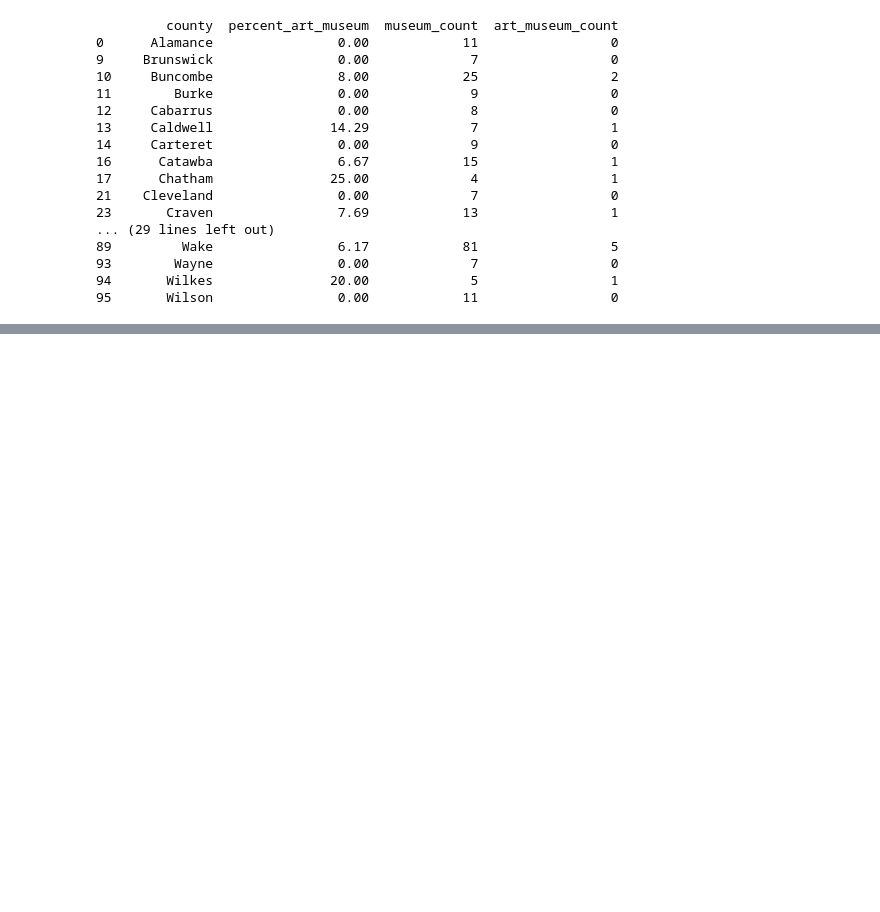
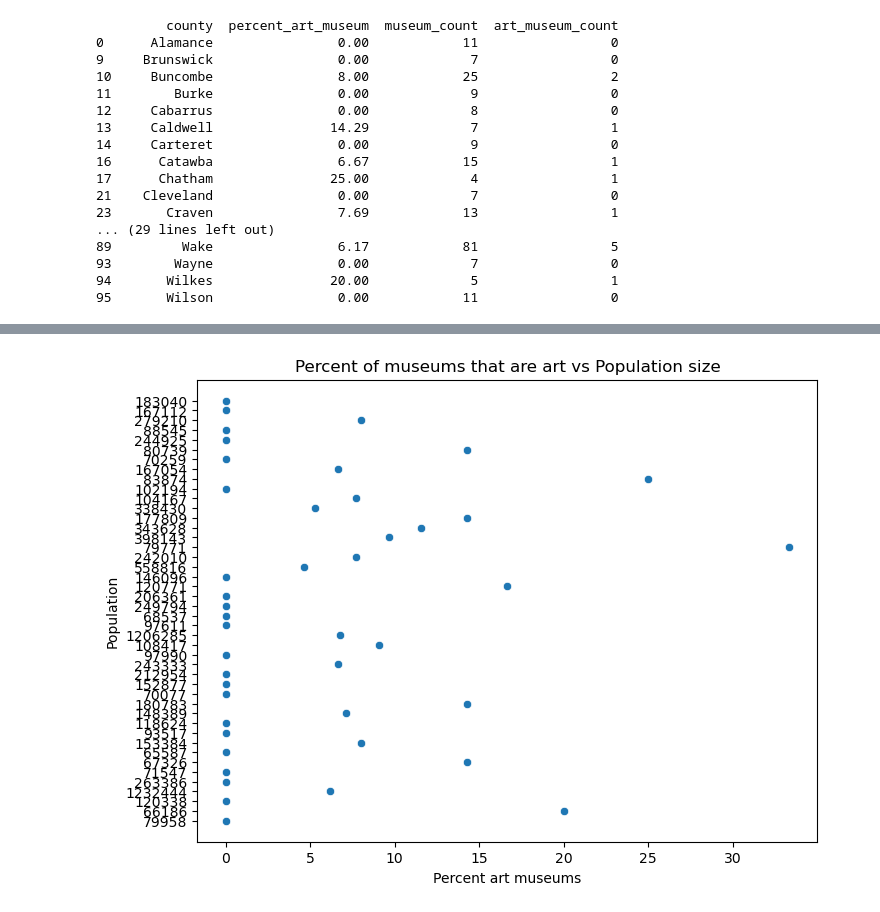
Before and after one commit to allisonbri/DataSciencePortfolio, a Jupyter notebook: PortfolioProject1.ipynb, the cells around one changed output, grey strips where cells are left out. Cells and saved outputs as stored; diff of their text form; code cells hidden in the pictures; blank space fills up the shorter version.

Commit message:
Lots of progress, api working, visualizations need work

```diff
--- a/PortfolioProject1.ipynb
+++ b/PortfolioProject1.ipynb
@@ -169,23 +207,0 @@ df.head()
-# %%
-numeric_cols = [
-    #"NAME",            # County name
-    "B01003_001E",     # Total population
-    "B08141_001E",     # Total: Means of Transportation to Work by Vehicles Available (People that drive)
-    "B08141_016E",     # Estimate!!Total:!!Public transportation:
-    "B08141_017E",     # Estimate!!Total:!!Public transportation:!!No vehicle available
-    "B08141_021E"      #Estimate!!Total:!!Walked:
-]
-
-#for col in numeric_cols:
-#   df[col] = pd.to_numeric(df[col], errors="coerce") # coerce -> If something cannot be converted to a number, don’t crash. Instead, turn it into NaN.
-
-df = df.rename(columns={
-    #"NAME": "County_Name",
-    "B01003_001E": "Total_Population",
-    "B08141_001E": "Total Transportation By Vehicles Available",
-    "B08141_016E": "Total Public Transportation",
-    "B08141_017E": "No_Vehicle_Available",
-    "B08141_021E": "Walked"
-})
-
-df.head()
@@ -210,3 +223,12 @@ art_museum_count      0
 dtype: int64
+# %%
+plt.figure(figsize=(8,6))
+sns.scatterplot(data=df, x="percent_art_museum", y="Total_Population")
+plt.title("Percent of museums that are art vs Population size")
+plt.xlabel("Percent art museums")
+plt.ylabel("Population")
+plt.show()
+# %% [output]
+[figure, added]
 # %%
 plt.figure(figsize=(8,6))
```
Also changed, not shown: parts of 16 cells of this notebook, 2 other files.
